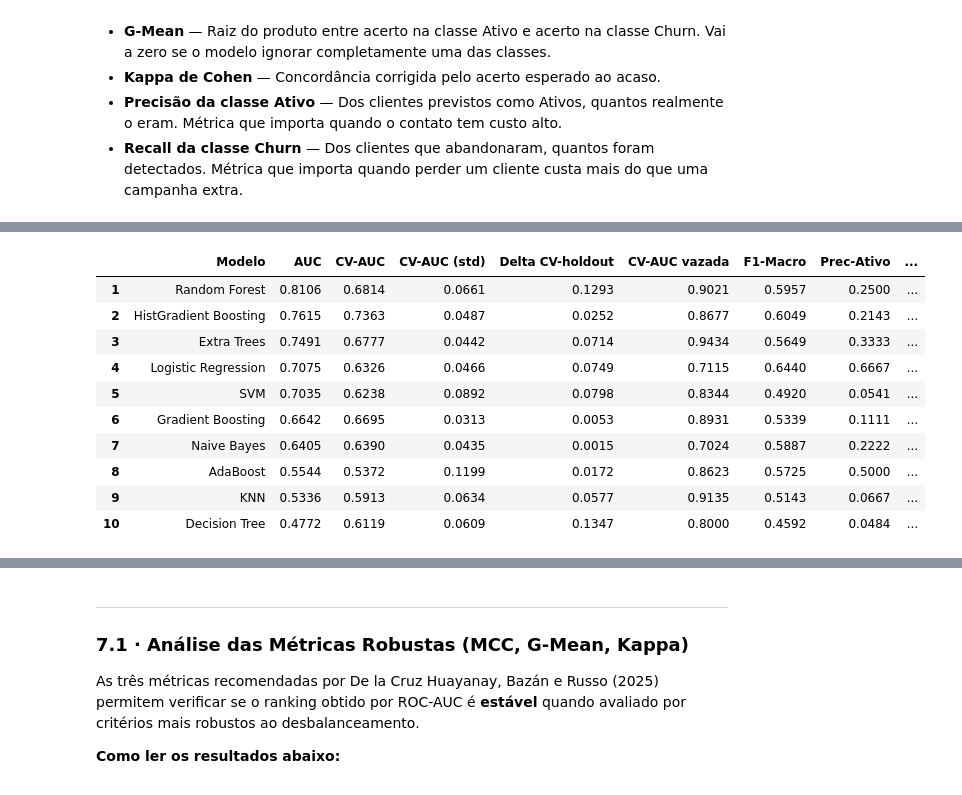
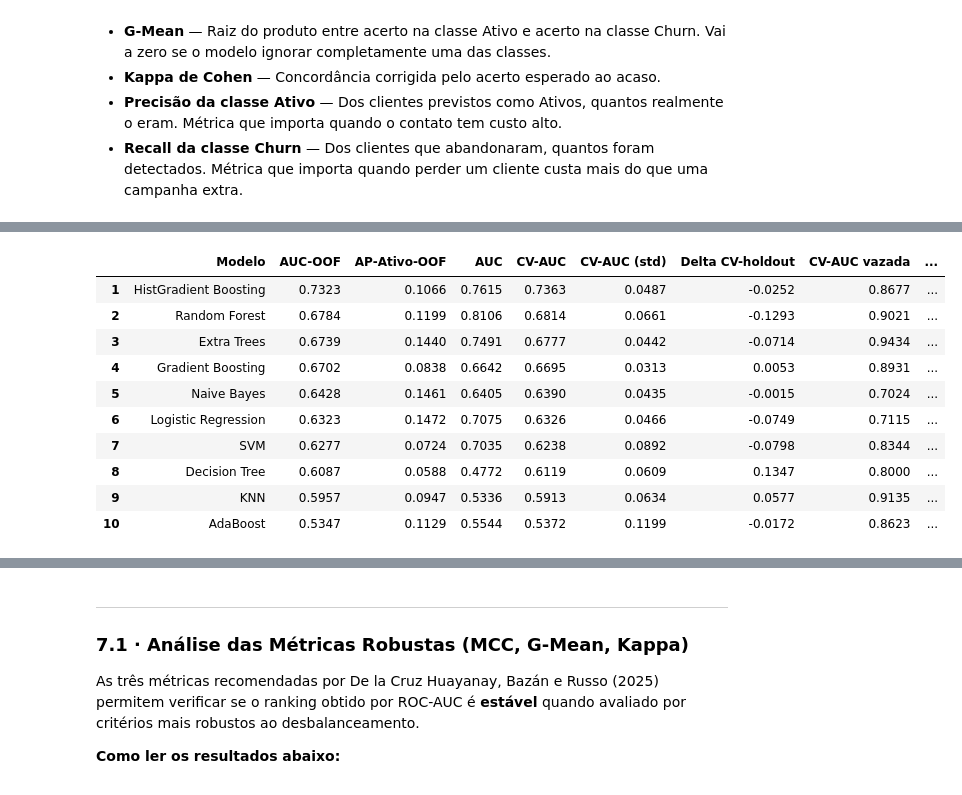
Before and after one commit to ugulinofabiano/tcc-mba-usp, a Jupyter notebook: notebook/olist_churn_prediction.ipynb, the cells around one changed output, grey strips where cells are left out. Cells and saved outputs as stored; diff of their text form; code cells hidden in the pictures.

```diff
--- a/notebook/olist_churn_prediction.ipynb
+++ b/notebook/olist_churn_prediction.ipynb
@@ -820,7 +909,11 @@ feat_df = feat_df.merge(
 
 # Tratamento de nulos
 feat_df['review_score']          = feat_df['review_score'].fillna(feat_df['review_score'].median())
-feat_df['payment_value']         = feat_df['payment_value'].fillna(feat_df['payment_value'].median())
+# REVISÃO 2026-10 (Ponto 3 da banca): a imputação de feat_df['payment_value']
+# foi removida por ser código morto. Nenhuma feature lê essa coluna: o valor
+# do pedido é reconstruído adiante a partir de payments_df (order_value), para
+# não duplicar por item. Mantê-la sugeriria, no texto, um vazamento que não
+# existe por esse caminho.
 feat_df['freight_value']         = feat_df['freight_value'].fillna(0)
 feat_df['payment_installments']  = feat_df['payment_installments'].fillna(1)
 feat_df['product_category_name'] = feat_df['product_category_name'].fillna('desconhecido')
@@ -2286,6 +2388,11 @@ for name, model in models.items():
     oof_prob, cv_auc_ok, cv_std_ok = probabilidades_out_of_fold(
         model, X_tr_raw, y_tr_arr, cv=CV_SPLITTER)
 
+    # REVISÃO 2026-10 (Ponto 4 da banca): métricas de SELEÇÃO, estimadas
+    # exclusivamente sobre o treino. Nenhuma delas toca o hold-out.
+    auc_oof      = roc_auc_score(y_tr_arr, oof_prob)
+    ap_ativo_oof = average_precision_score(1 - y_tr_arr, 1 - oof_prob)
+
     # (2) procedimento antigo, só para dimensionar o vazamento
     cv_auc_vazada = cross_val_score(
         clone(model), X_tr_bal, y_tr_bal, cv=CV_SPLITTER,
@@ -2319,6 +2426,7 @@ for name, model in models.items():
     results[name] = {
         'model': model, 'yp': yp, 'yprob': yprob_raw, 'oof_prob': oof_prob,
         'auc': auc, 'cv_auc': cv_auc_ok, 'cv_std': cv_std_ok,
+        'auc_oof': auc_oof, 'ap_ativo_oof': ap_ativo_oof,
         'cv_auc_vazada': cv_auc_vazada,
         'f1_macro': f1_mac, 'prec_ativo': prec_at,
         'rec_ativo': rec_at, 'rec_churn': rec_ch,
@@ -2332,10 +2440,12 @@ for name, model in models.items():
 
     leaderboard_rows.append({
         'Modelo': name,
+        'AUC-OOF': round(auc_oof, 4),
+        'AP-Ativo-OOF': round(ap_ativo_oof, 4),
         'AUC': round(auc, 4),
         'CV-AUC': round(cv_auc_ok, 4),
         'CV-AUC (std)': round(cv_std_ok, 4),
-        'Delta CV-holdout': round(abs(cv_auc_ok - auc), 4),
+        'Delta CV-holdout': round(cv_auc_ok - auc, 4),
         'CV-AUC vazada': round(cv_auc_vazada, 4),
         'F1-Macro': round(f1_mac, 4),
         'Prec-Ativo': round(prec_at, 4),
@@ -2356,10 +2466,14 @@ for name, model in models.items():
           f'{f1_mac:>6.4f} {mcc_val:>6.4f} {gmean_val:>7.4f} {kappa_val:>6.4f} '
           f'{prec_at:>7.4f} {rec_at:>7.4f} {rec_ch:>8.4f} {best_t:>5.2f}')
 
-leaderboard = pd.DataFrame(leaderboard_rows).sort_values('AUC', ascending=False)
+# Ordenado pelo critério de SELEÇÃO (treino, out-of-fold), não pelo hold-out.
+leaderboard = pd.DataFrame(leaderboard_rows).sort_values('AUC-OOF', ascending=False)
 leaderboard.index = range(1, len(leaderboard) + 1)
 
-print(f'\n🏆 LEADERBOARD — limiar out-of-fold, critério: {CRITERIO_LIMIAR}')
+print(f'\n🏆 LEADERBOARD — ordenado por AUC-OOF (treino); limiar out-of-fold,'
+      f' critério: {CRITERIO_LIMIAR}')
+print('   A coluna AUC é hold-out e NÃO participa da seleção: serve como\n'
+      '   avaliação final, posterior à escolha.')
 display(leaderboard)
 
 # ── Diagnóstico do vazamento (evidência para o texto e para a banca) ────────
@@ -2372,14 +2486,25 @@ for r in sorted(leaderboard_rows,
 print('   Leitura: a queda ordena-se pela capacidade do modelo de memorizar')
 print('   quase duplicatas. Modelos paramétricos quase não se movem.')
 
-print('\n🔎 Diferença |CV − hold-out| com a validação cruzada corrigida:')
-n_descartes = 0
-for r in sorted(leaderboard_rows, key=lambda d: d['Delta CV-holdout']):
-    excede = r['Delta CV-holdout'] > 0.15
-    n_descartes += int(excede)
-    print(f"   {r['Modelo']:<24} {r['Delta CV-holdout']:.4f}   "
-          f"{'EXCEDE 0,15' if excede else 'ok'}")
-print(f'   Modelos que excedem o limite: {n_descartes} de 10.')
+print('\n🔎 ∆ = CV-AUC − AUC(hold-out), COM SINAL (Ponto 7 da banca):')
+print('   Apenas ∆ POSITIVO indica estimativa reamostrada acima da observada')
+print('   fora da amostra, única direção compatível com otimismo do')
+print('   procedimento de validação. ∆ negativo significa hold-out mais')
+print('   favorável que a validação cruzada e NÃO indica sobreajuste.')
+n_sinaliza = 0
+for r in sorted(leaderboard_rows, key=lambda d: -d['Delta CV-holdout']):
+    d = r['Delta CV-holdout']
+    sinaliza = d > GAP_MAX                 # só o lado positivo é diagnóstico
+    n_sinaliza += int(sinaliza)
+    if sinaliza:                 estado = f'SINALIZA (> {GAP_MAX:.2f})'
+    elif d > 0:                  estado = 'positivo, dentro do limite'
+    else:                        estado = 'negativo, sem leitura de sobreajuste'
+    print(f"   {r['Modelo']:<24} {d:>+8.4f}   {estado}")
+print(f'   Modelos sinalizados: {n_sinaliza} de {len(leaderboard_rows)}.')
+print('   O limite é diagnóstico descritivo, não teste de sobreajuste: com dez')
+print('   Ativos no hold-out, o erro padrão da ROC-AUC é da ordem de 0,09')
+print('   (Hanley e McNeil, 1982), de modo que diferenças desta magnitude são')
+print('   compatíveis com variabilidade amostral entre partições.')
 
 # ── Rankings por métrica: insumo da escolha do modelo de produção ───────────
 print('\n🥇 Ranking por métrica (todas no limiar out-of-fold):')
@@ -2401,13 +2526,13 @@ for _, r in leaderboard.sort_values('Rec-Ativo', ascending=False).iterrows():
 # justificada no texto, com os rankings acima como insumo.
 # Altere a constante abaixo após analisar a saída desta célula.
 # ════════════════════════════════════════════════════════════════════════════
-# DECISAO DECLARADA (revisao 2026-08, Secao 4.2 do TCC):
+# DECISAO DECLARADA (revisao 2026-08, Secao 4.3 do TCC):
 #   Sob MCC, G-Mean e Kappa — as tres metricas recomendadas por De la Cruz
 #   Huayanay, Bazan e Russo (2025) — o modelo indicado seria o HistGradient
 #   Boosting, que lidera o G-Mean, detecta 3 das 10 instancias Ativas do
 #   hold-out e apresenta a menor distancia entre validacao cruzada e hold-out.
 #   O trabalho adota o Random Forest por dois criterios de natureza distinta:
-#     (a) qualidade de ORDENACAO. O entregavel da Secao 4.7 nao e uma decisao
+#     (a) qualidade de ORDENACAO. O entregavel da Secao 4.8 nao e uma decisao
 #         binaria em um limiar, e sim uma priorizacao em quatro faixas, que usa
 #         a ordenacao dos scores. As metricas independentes de limiar (ROC-AUC
 #         e Average Precision) sao as que medem ordenacao, e o Random Forest
@@ -2430,10 +2555,11 @@ print(f'   AUC {results[best_name]["auc"]:.4f} | '
       f'MCC {results[best_name]["mcc"]:.4f} | '
       f'Kappa {results[best_name]["kappa"]:.4f} | '
       f'G-Mean {results[best_name]["gmean"]:.4f} | limiar {THRESHOLD:.2f}')
-lider_auc = leaderboard.iloc[0]['Modelo']
-if best_name != lider_auc:
-    print(f'   Observação: o líder em ROC-AUC é {lider_auc}. A escolha por '
-          f'{best_name} precisa estar justificada na Seção 4.2.')
+lider_oof = leaderboard.iloc[0]['Modelo']
+if best_name != lider_oof:
+    print(f'   Observação: o líder em AUC-OOF é {lider_oof}. A escolha por '
+          f'{best_name} decorre do estágio de elegibilidade (importância '
+          f'nativa de Gini), conforme as Seções 3.5 e 4.3 do TCC.')
 # %% [output]
 Modelo                      AUC  CV-ok  CV-vaz    Δvaz   F1-M    MCC  G-Mean  Kappa  P-Ativ  R-Ativ  R-Churn   Thr
 ────────────────────────────────────────────────────────────────────────────────────────────────────────────────────────
@@ -2452,11 +2580,11 @@ SVM                      0.7035 0.6238  0.8344  0.2106 0.4920 0.0250  0.4111 0.0
-|  | Modelo | AUC | CV-AUC | CV-AUC (std) | Delta CV-holdout | CV-AUC vazada | F1-Macro | Prec-Ativo | ... |
-| 1 | Random Forest | 0.8106 | 0.6814 | 0.0661 | 0.1293 | 0.9021 | 0.5957 | 0.2500 | ... |
-| 2 | HistGradient Boosting | 0.7615 | 0.7363 | 0.0487 | 0.0252 | 0.8677 | 0.6049 | 0.2143 | ... |
-| 3 | Extra Trees | 0.7491 | 0.6777 | 0.0442 | 0.0714 | 0.9434 | 0.5649 | 0.3333 | ... |
-| 4 | Logistic Regression | 0.7075 | 0.6326 | 0.0466 | 0.0749 | 0.7115 | 0.6440 | 0.6667 | ... |
-| 5 | SVM | 0.7035 | 0.6238 | 0.0892 | 0.0798 | 0.8344 | 0.4920 | 0.0541 | ... |
-| 6 | Gradient Boosting | 0.6642 | 0.6695 | 0.0313 | 0.0053 | 0.8931 | 0.5339 | 0.1111 | ... |
-| 7 | Naive Bayes | 0.6405 | 0.6390 | 0.0435 | 0.0015 | 0.7024 | 0.5887 | 0.2222 | ... |
-| 8 | AdaBoost | 0.5544 | 0.5372 | 0.1199 | 0.0172 | 0.8623 | 0.5725 | 0.5000 | ... |
-| 9 | KNN | 0.5336 | 0.5913 | 0.0634 | 0.0577 | 0.9135 | 0.5143 | 0.0667 | ... |
-| 10 | Decision Tree | 0.4772 | 0.6119 | 0.0609 | 0.1347 | 0.8000 | 0.4592 | 0.0484 | ... |
+|  | Modelo | AUC-OOF | AP-Ativo-OOF | AUC | CV-AUC | CV-AUC (std) | Delta CV-holdout | CV-AUC vazada | ... |
+| 1 | HistGradient Boosting | 0.7323 | 0.1066 | 0.7615 | 0.7363 | 0.0487 | -0.0252 | 0.8677 | ... |
+| 2 | Random Forest | 0.6784 | 0.1199 | 0.8106 | 0.6814 | 0.0661 | -0.1293 | 0.9021 | ... |
+| 3 | Extra Trees | 0.6739 | 0.1440 | 0.7491 | 0.6777 | 0.0442 | -0.0714 | 0.9434 | ... |
+| 4 | Gradient Boosting | 0.6702 | 0.0838 | 0.6642 | 0.6695 | 0.0313 | 0.0053 | 0.8931 | ... |
+| 5 | Naive Bayes | 0.6428 | 0.1461 | 0.6405 | 0.6390 | 0.0435 | -0.0015 | 0.7024 | ... |
+| 6 | Logistic Regression | 0.6323 | 0.1472 | 0.7075 | 0.6326 | 0.0466 | -0.0749 | 0.7115 | ... |
+| 7 | SVM | 0.6277 | 0.0724 | 0.7035 | 0.6238 | 0.0892 | -0.0798 | 0.8344 | ... |
+| 8 | Decision Tree | 0.6087 | 0.0588 | 0.4772 | 0.6119 | 0.0609 | 0.1347 | 0.8000 | ... |
+| 9 | KNN | 0.5957 | 0.0947 | 0.5336 | 0.5913 | 0.0634 | 0.0577 | 0.9135 | ... |
+| 10 | AdaBoost | 0.5347 | 0.1129 | 0.5544 | 0.5372 | 0.1199 | -0.0172 | 0.8623 | ... |
```
Also changed, not shown: parts of 38 cells of this notebook, 45 other files.
